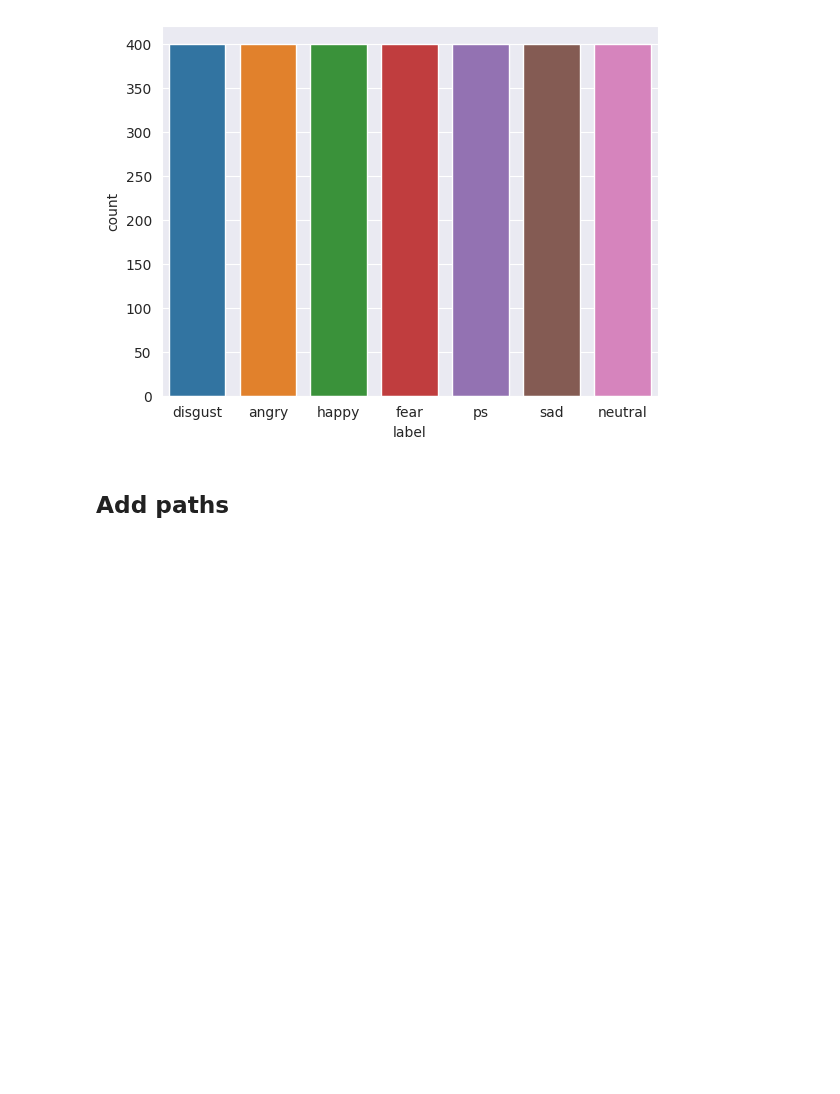
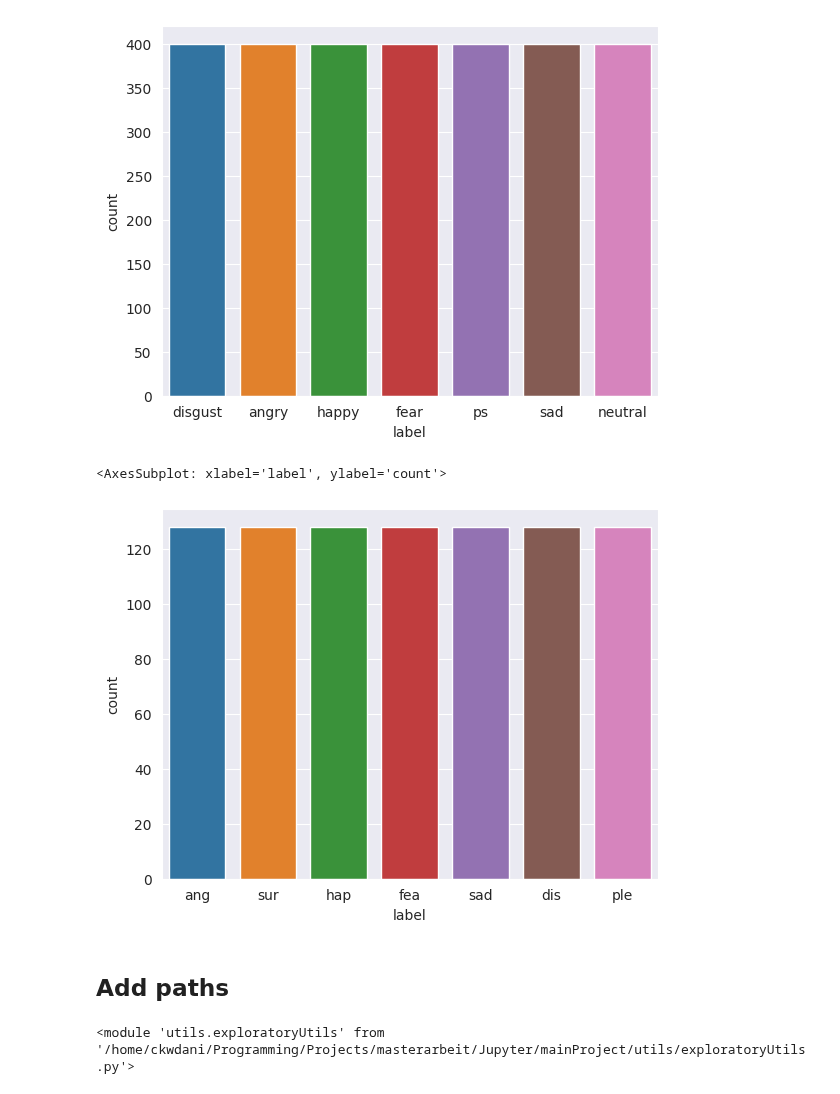
Before and after one commit to BlackFox1197/masterarbeit_programming, a Jupyter notebook: notebooks/feature_exp.ipynb, the cells around one changed output. Drawn from its saved outputs; the diff is of its cells as text; code cells hidden in the pictures; blank space fills up the shorter version.

```diff
--- a/notebooks/feature_exp.ipynb
+++ b/notebooks/feature_exp.ipynb
@@ -52,6 +73,11 @@ sns.countplot(x ='label', data= df)
 # %% [output]
 <AxesSubplot: xlabel='label', ylabel='count'>
 [figure]
+# %%
+sns.countplot(x='label', data=dfSI)
+# %% [output]
+<AxesSubplot: xlabel='label', ylabel='count'>
+[figure, added]
 # %%
 #import sys
 #module_path = os.path.abspath(os.path.join('..', 'utils'))
@@ -71,6 +97,9 @@ module_path = str(Path.cwd().parents[0] / "utils")
 if module_path not in sys.path:
     sys.path.append(module_path)
 import utils.exploratoryUtils as exU
+importlib.reload(exU)
+# %% [output]
+<module 'utils.exploratoryUtils' from '/home/ckwdani/Programming/Projects/masterarbeit/Jupyter/mainProject/utils/exploratoryUtils.py'>
 # %%
 #exU.spectogram()
 # %%
```
Also changed, not shown: parts of 11 cells of this notebook, 3 other files.
